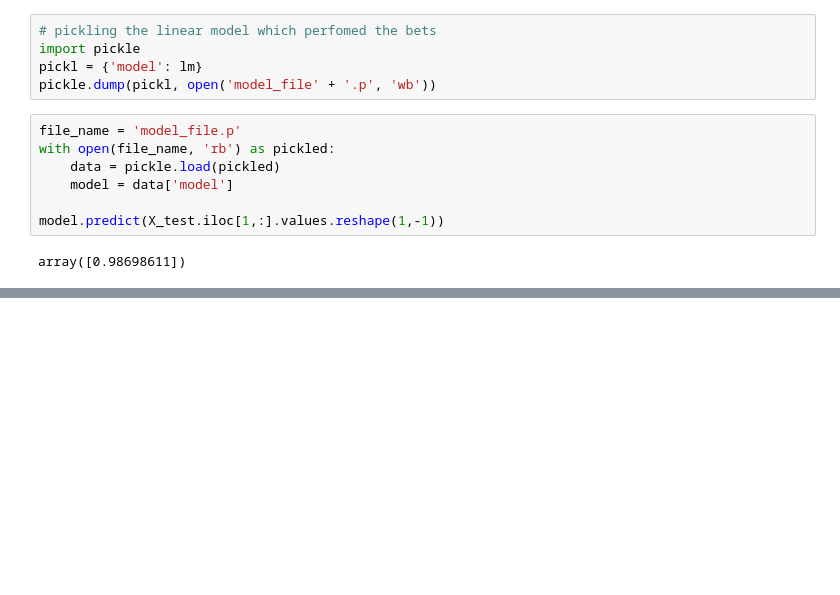
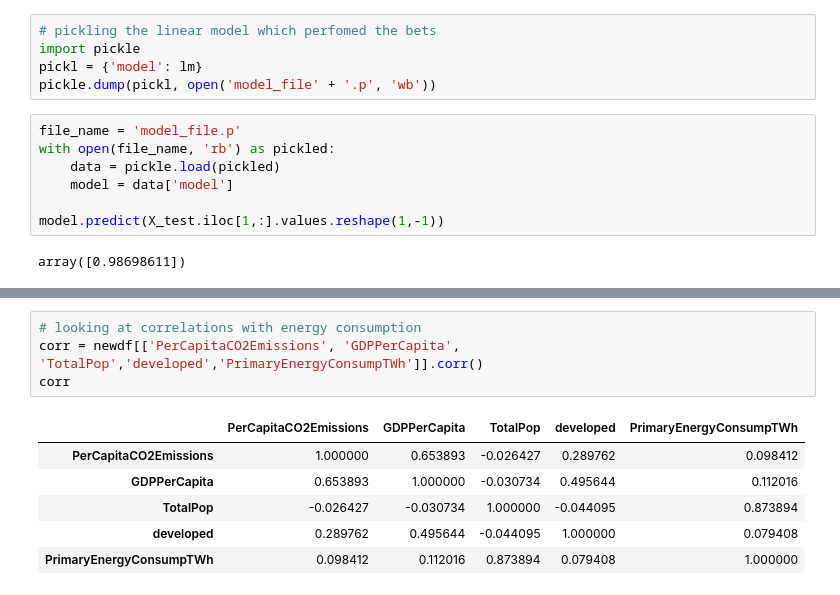
Before and after one commit to TommyAngelini/Data-Science-Projects, a Jupyter notebook: GDPVersusEmissions/GDPVersusEmissions.ipynb, the cells around one changed output, grey strips where cells are left out. Drawn from its saved outputs; the diff is of its cells as text; blank space fills up the shorter version.

```diff
--- a/GDPVersusEmissions/GDPVersusEmissions.ipynb
+++ b/GDPVersusEmissions/GDPVersusEmissions.ipynb
@@ -477,0 +504,11 @@ list(X_test.iloc[1,:])
+# %%
+# looking at correlations with energy consumption
+corr = newdf[['PerCapitaCO2Emissions', 'GDPPerCapita', 'TotalPop','developed','PrimaryEnergyConsumpTWh']].corr()
+corr
+# %% [output]
+|  | PerCapitaCO2Emissions | GDPPerCapita | TotalPop | developed | PrimaryEnergyConsumpTWh |
+| PerCapitaCO2Emissions | 1.000000 | 0.653893 | -0.026427 | 0.289762 | 0.098412 |
+| GDPPerCapita | 0.653893 | 1.000000 | -0.030734 | 0.495644 | 0.112016 |
+| TotalPop | -0.026427 | -0.030734 | 1.000000 | -0.044095 | 0.873894 |
+| developed | 0.289762 | 0.495644 | -0.044095 | 1.000000 | 0.079408 |
+| PrimaryEnergyConsumpTWh | 0.098412 | 0.112016 | 0.873894 | 0.079408 | 1.000000 |
```
Also changed, not shown: parts of 14 cells of this notebook, 1 other file.
